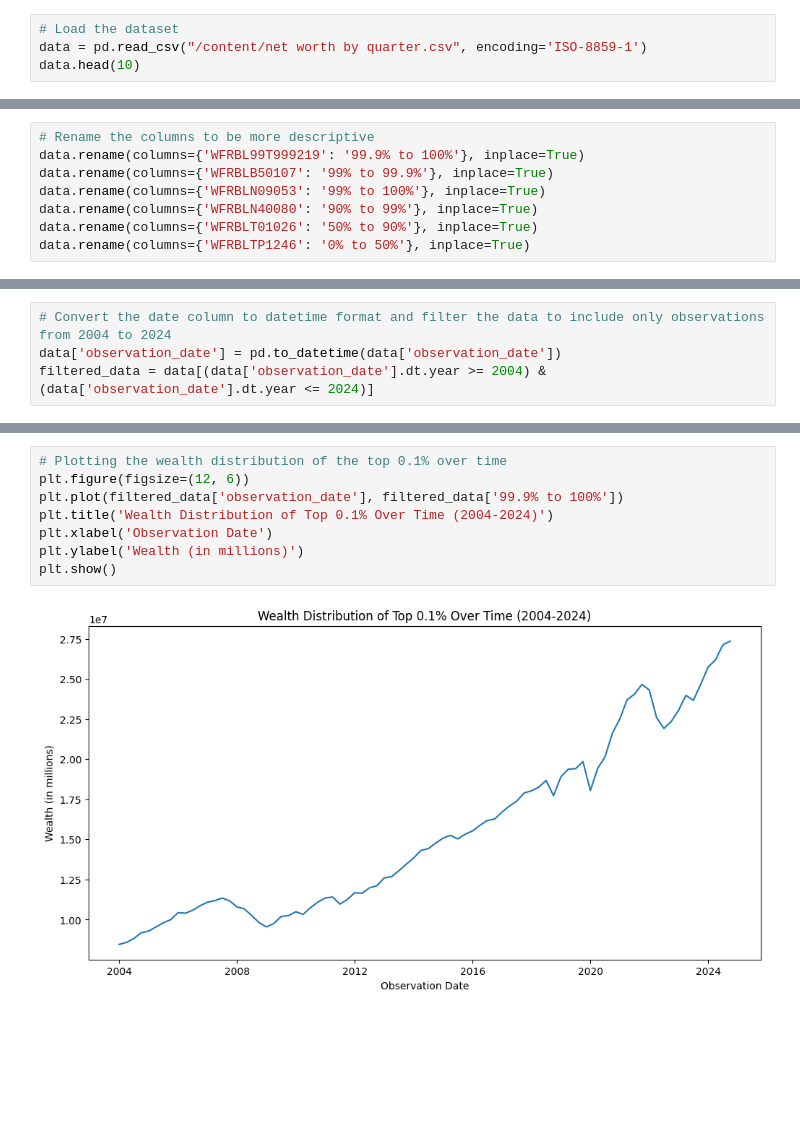
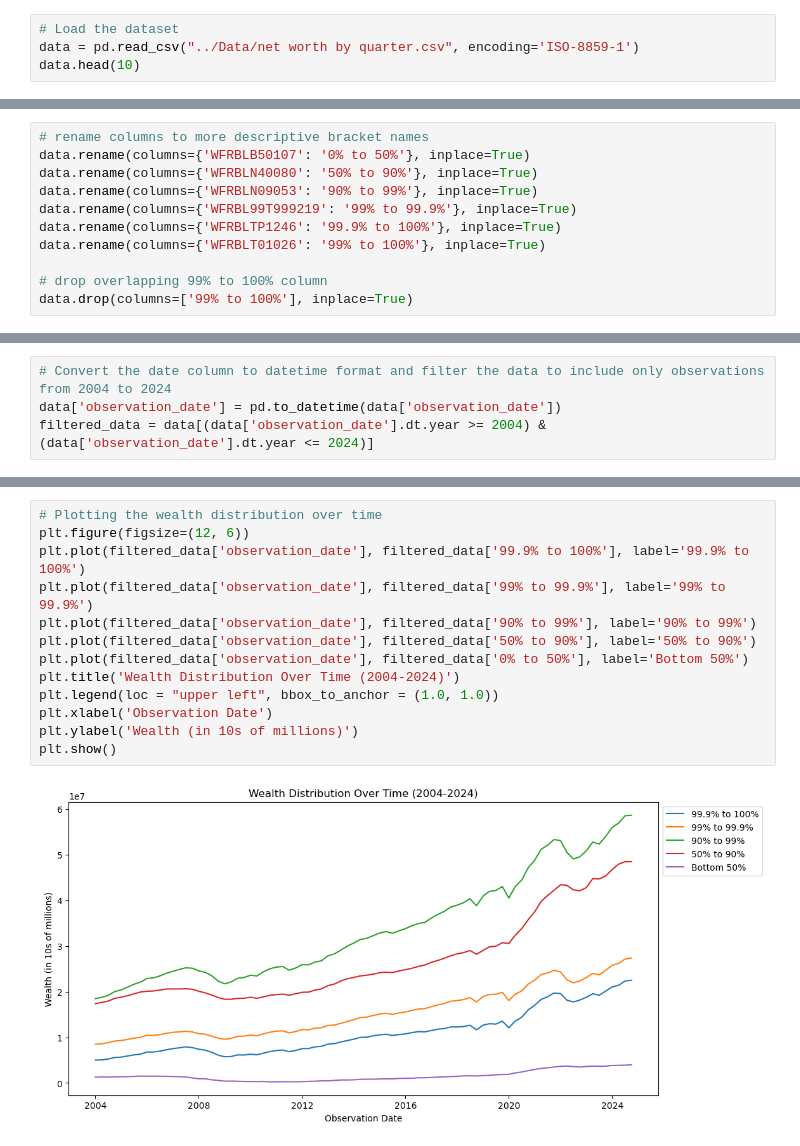
Before and after one commit to Taran-Gupta/DS4002_Project2, a Jupyter notebook: Scripts/EDA_wealth_differences.ipynb, the cells around one changed output, grey strips where cells are left out. Cells and saved outputs as stored; diff of their text form; blank space fills up the shorter version.

Commit message:
OVERHAUL - net worth columns labeled incorrectly. Fixed all EDA and cleaning files and remade output graphs

```diff
--- a/Scripts/EDA_wealth_differences.ipynb
+++ b/Scripts/EDA_wealth_differences.ipynb
@@ -6,7 +4,7 @@ import matplotlib.pyplot as plt
 import pandas as pd
 # %%
 # Load the dataset
-data = pd.read_csv("/content/net worth by quarter.csv", encoding='ISO-8859-1')
+data = pd.read_csv("../Data/net worth by quarter.csv", encoding='ISO-8859-1')
 data.head(10)
 # %% [output]
 |  | observation_date | WFRBL99T999219 | WFRBLB50107 | WFRBLN09053 | WFRBLN40080 | WFRBLT01026 | WFRBLTP1246 |
@@ -20,14 +18,17 @@ data.head(10)
 | 7 | 1991-04-01 | 3139715 | 780547 | 8115367 | 8041456 | 5088234 | 1948519 |
 | 8 | 1991-07-01 | 3189524 | 833714 | 8177014 | 8185345 | 5168192 | 1978668 |
 | 9 | 1991-10-01 | 3310678 | 854249 | 8363831 | 8334017 | 5401450 | 2090772 |
-# %%
-# Rename the columns to be more descriptive
-data.rename(columns={'WFRBL99T999219': '99.9% to 100%'}, inplace=True)
-data.rename(columns={'WFRBLB50107': '99% to 99.9%'}, inplace=True)
-data.rename(columns={'WFRBLN09053': '99% to 100%'}, inplace=True)
-data.rename(columns={'WFRBLN40080': '90% to 99%'}, inplace=True)
-data.rename(columns={'WFRBLT01026': '50% to 90%'}, inplace=True)
-data.rename(columns={'WFRBLTP1246': '0% to 50%'}, inplace=True)
+# %%
+# rename columns to more descriptive bracket names
+data.rename(columns={'WFRBLB50107': '0% to 50%'}, inplace=True)
+data.rename(columns={'WFRBLN40080': '50% to 90%'}, inplace=True)
+data.rename(columns={'WFRBLN09053': '90% to 99%'}, inplace=True)
+data.rename(columns={'WFRBL99T999219': '99% to 99.9%'}, inplace=True)
+data.rename(columns={'WFRBLTP1246': '99.9% to 100%'}, inplace=True)
+data.rename(columns={'WFRBLT01026': '99% to 100%'}, inplace=True)
+
+# drop overlapping 99% to 100% column
+data.drop(columns=['99% to 100%'], inplace=True)
 # %%
 data.head(10)
 # %% [output]
@@ -49,10 +64,15 @@ filtered_data = data[(data['observation_date'].dt.year >= 2004) & (data['observa
 # %%
-# Plotting the wealth distribution of the top 0.1% over time
+# Plotting the wealth distribution over time
 plt.figure(figsize=(12, 6))
-plt.plot(filtered_data['observation_date'], filtered_data['99.9% to 100%'])
-plt.title('Wealth Distribution of Top 0.1% Over Time (2004-2024)')
+plt.plot(filtered_data['observation_date'], filtered_data['99.9% to 100%'], label='99.9% to 100%')
+plt.plot(filtered_data['observation_date'], filtered_data['99% to 99.9%'], label='99% to 99.9%')
+plt.plot(filtered_data['observation_date'], filtered_data['90% to 99%'], label='90% to 99%')
+plt.plot(filtered_data['observation_date'], filtered_data['50% to 90%'], label='50% to 90%')
+plt.plot(filtered_data['observation_date'], filtered_data['0% to 50%'], label='Bottom 50%')
+plt.title('Wealth Distribution Over Time (2004-2024)')
+plt.legend(loc = "upper left", bbox_to_anchor = (1.0, 1.0))
 plt.xlabel('Observation Date')
-plt.ylabel('Wealth (in millions)')
+plt.ylabel('Wealth (in 10s of millions)')
 plt.show()
 # %% [output]
-[figure, old version]
+[figure, new version]
```
Also changed, not shown: parts of 6 cells of this notebook, 20 other files.
